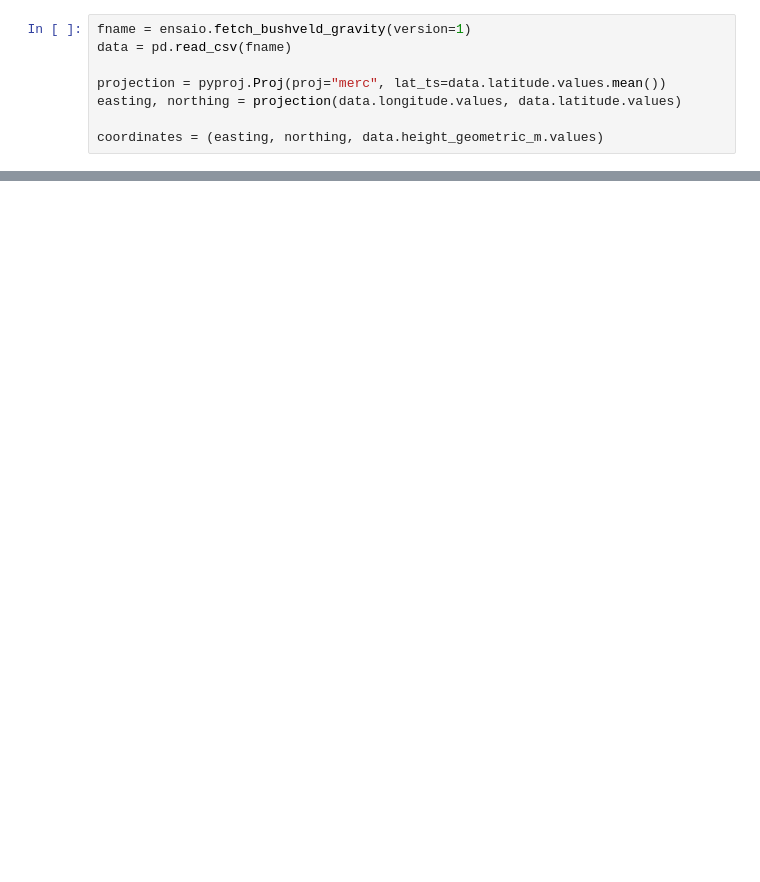
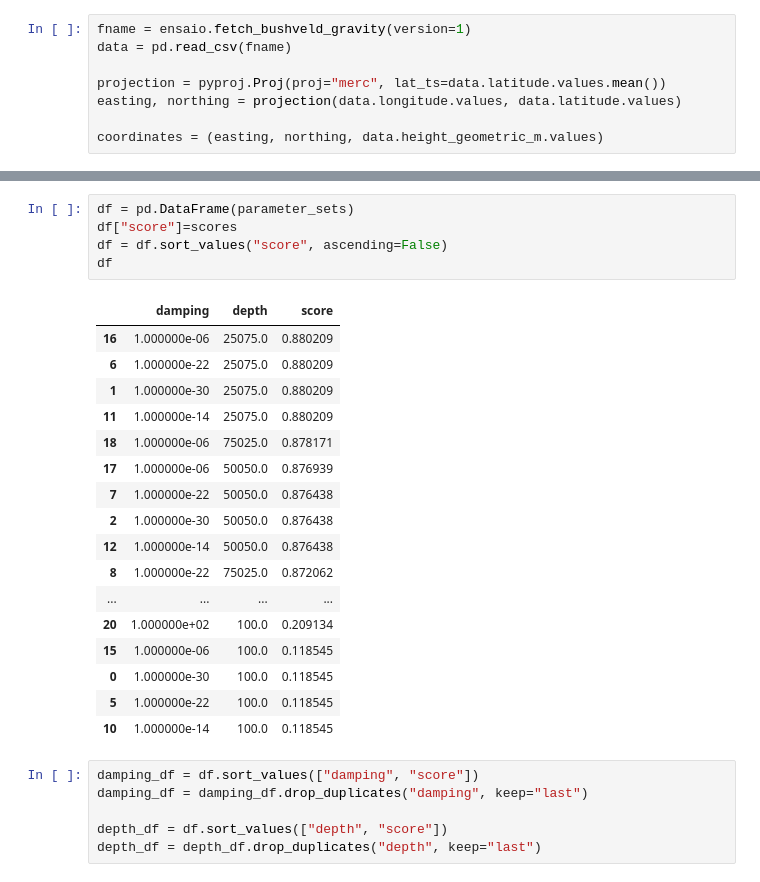
Before and after one commit to mdtanker/RIS_gravity_inversion, a Jupyter notebook: notebooks/misc_notebooks/eq_sources_optimization.ipynb, the cells around one changed output, grey strips where cells are left out. Drawn from its saved outputs; the diff is of its cells as text; blank space fills up the shorter version.

```diff
--- a/notebooks/misc_notebooks/eq_sources_optimization.ipynb
+++ b/notebooks/misc_notebooks/eq_sources_optimization.ipynb
@@ -75,0 +152,29 @@ Best parameters: {'damping': 1, 'depth': 10000.0}
+# %%
+df = pd.DataFrame(parameter_sets)
+df["score"]=scores
+df = df.sort_values("score", ascending=False)
+df
+# %% [output]
+|  | damping | depth | score |
+| 16 | 1.000000e-06 | 25075.0 | 0.880209 |
+| 6 | 1.000000e-22 | 25075.0 | 0.880209 |
+| 1 | 1.000000e-30 | 25075.0 | 0.880209 |
+| 11 | 1.000000e-14 | 25075.0 | 0.880209 |
+| 18 | 1.000000e-06 | 75025.0 | 0.878171 |
+| 17 | 1.000000e-06 | 50050.0 | 0.876939 |
+| 7 | 1.000000e-22 | 50050.0 | 0.876438 |
+| 2 | 1.000000e-30 | 50050.0 | 0.876438 |
+| 12 | 1.000000e-14 | 50050.0 | 0.876438 |
+| 8 | 1.000000e-22 | 75025.0 | 0.872062 |
+| ... | ... | ... | ... |
+| 20 | 1.000000e+02 | 100.0 | 0.209134 |
+| 15 | 1.000000e-06 | 100.0 | 0.118545 |
+| 0 | 1.000000e-30 | 100.0 | 0.118545 |
+| 5 | 1.000000e-22 | 100.0 | 0.118545 |
+| 10 | 1.000000e-14 | 100.0 | 0.118545 |
+# %%
+damping_df = df.sort_values(["damping", "score"])
+damping_df = damping_df.drop_duplicates("damping", keep="last")
+
+depth_df = df.sort_values(["depth", "score"])
+depth_df = depth_df.drop_duplicates("depth", keep="last")
```
Also changed, not shown: parts of 12 cells of this notebook, 3 other files.
